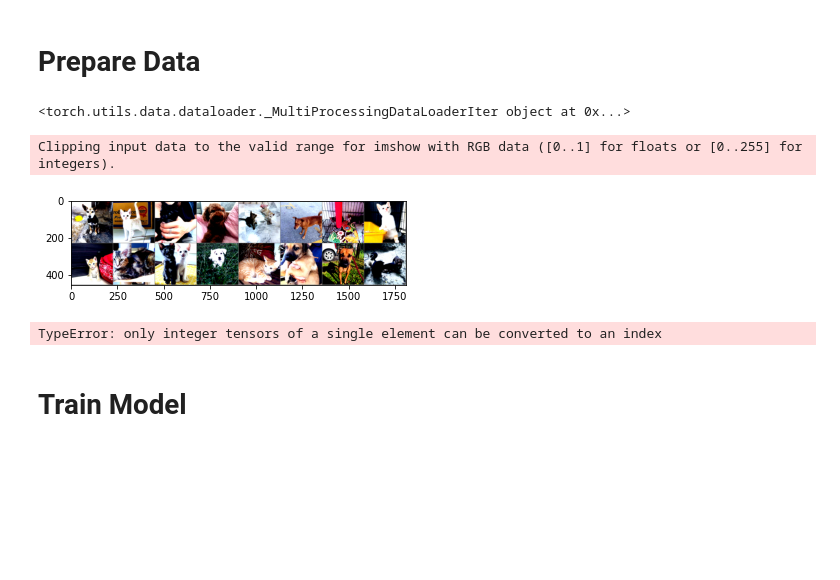
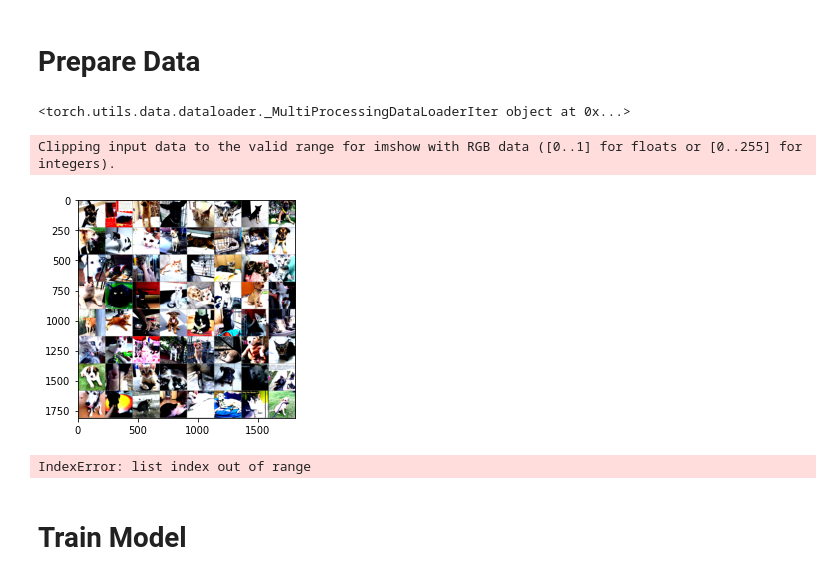
Before and after one commit to elandg/pawpularity, a Jupyter notebook: pawpularity.ipynb, the cells around one changed output. Cells and saved outputs as stored; diff of their text form; code cells hidden in the pictures; blank space fills up the shorter version.

Commit message:
gradient not propagating and images not showing

```diff
--- a/pawpularity.ipynb
+++ b/pawpularity.ipynb
@@ -101,6 +104,7 @@ class PawpularityDataset(Dataset):
         # print(self.df)
         self.root_dir = root_dir
         self.transform = transform
+        self.num_classes = self.df.Pawpularity.nunique()
 
     def __len__(self):
             return len(self.df)
@@ -143,7 +147,7 @@ class PawpularityDataset(Dataset):
         return img_sizes
 
 # Parameters for "Data Analysis"
-csv_file = os.path.join(ROOT_DIR, 'train_binned_10.csv')
+csv_file = os.path.join(ROOT_DIR, 'train_10_bins.csv')
 images = os.path.join(ROOT_DIR, 'train')
 # transform = transforms.Compose([
 #         transforms.ToTensor(),
@@ -282,9 +274,9 @@ def set_parameter_requires_grad(model, freeze_backbone):
 class MetaNet(nn.Module):
     def __init__(self, backbone, num_classes):
         super(MetaNet, self).__init__()
-        self.name = 'metanet'
+        self.name = backbone.name + '_meta'
         self.backbone = backbone
-        self.fc1 = nn.Linear(num_classes + 12, 1)
+        self.fc1 = nn.Linear(num_classes + 12, 1) # 12 values from metadata
 
     def forward(self, image, data):
         if self.backbone.name == 'inception':
@@ -297,17 +289,17 @@ class MetaNet(nn.Module):
         x = self.fc1(x)
         return x
 
-def initialize_model(model_name, metadata=False, freeze_backbone=False, pretrained_weights=None):
+def initialize_model(model_name, num_classes, use_metadata=False, freeze_backbone=False, pretrained_weights=None):
         # Initialize these variables which will be set in this if statement. Each of these
         # variables is model specific.
         model_ft = None
         transform = None
         input_size = 0
 
-        if metadata:
-            num_classes = 10 # hyperparameter
-        else:
-            num_classes = 1
+        # if metadata:
+        #     num_classes = 10 # hyperparameter
+        # else:
+        #     num_classes = 1
 
         if model_name == "resnet":
             """ Resnet18
@@ -416,8 +408,8 @@ def initialize_model(model_name, metadata=False, freeze_backbone=False, pretrain
         #     print(model_ft, file=f);
 
         model_ft.name = model_name
-        if metadata:
-            net = MetaNet(model_ft, num_classes)
+        if use_metadata:
+            model_ft = MetaNet(model_ft, num_classes)
 
         # Can pass in pretrained model weights and transforms or start fresh with only model architecture
         if pretrained_weights is not None:
@@ -439,7 +431,7 @@ def initialize_model(model_name, metadata=False, freeze_backbone=False, pretrain
                             )
                         ])
 
-        return net, input_size, transform
+        return model_ft, input_size, transform
 
 model_dicts = [
     {'name': 'resnet', 'model': models.resnet50, 'weights': ResNet50_Weights.IMAGENET1K_V2},
@@ -455,11 +447,14 @@ model_dicts = [
 
 model_dict = model_dicts[0]
 model_name = model_dict['name']
+num_classes = 1
+# num_classes = dataset.num_classes
 # pretrained_weights = None
 pretrained_weights = model_dict['weights']
+use_metadata = True
 
 # Initialize the model for this run
-net, img_size, transform = initialize_model(model_name, metadata=True, freeze_backbone=True, pretrained_weights=pretrained_weights)
+net, img_size, transform = initialize_model(model_name, num_classes, use_metadata=use_metadata, freeze_backbone=True, pretrained_weights=pretrained_weights)
 IMG_SIZE = (img_size, img_size)
 
 # Print the model we just instantiated
@@ -549,7 +549,7 @@ optimizer = optim.Adam(filter(lambda p: p.requires_grad, net.parameters()), lr=0
 
 opt_num_workers = 4
 
-batch_size = 16
+batch_size = 64
 
 dataset = PawpularityDataset(csv_file, images, transform=transform)
 
@@ -567,37 +567,39 @@ te_loader = torch.utils.data.DataLoader(testset, batch_size=batch_size,
 # %%
 # function to show an image - seems like images are not restored properly
 def imshow(img):
     # print(img.size()) # 8 x 4 grid casuses shape of 1810 x 906
     img = img / 2 + 0.5         # unnormalize
     npimg = img.numpy()
     plt.imshow(np.transpose(npimg, (1, 2, 0)))
     # print(img.size())
     # stds = [0.2681, 0.2639, 0.2659]
     # means = [0.5188, 0.4840, 0.4462]
     # img = np.dstack((img[i] * stds[i] + means[i] for i in range(3)))
     # img = img * [0.2681, 0.2639, 0.2659] + [0.5188, 0.4840, 0.4462]
     plt.show()
 
 
 # get some random training images
 dataiter = iter(te_loader)
 print(dataiter)
 # Keeps breaking after training?
 batch = dataiter.next()
 # print(batch['image'].size())
 
 # show images
 imshow(torchvision.utils.make_grid(batch['image']))
-classes = [i for i in range(10)]
+classes = [i for i in range(num_classes)]
 # print(classes)
 
 # print labels
-print(' '.join('%3s' % classes[batch['score'][j]] for j in range(batch_size))) # Use classes[...] to remove tensor notation
+# print(batch['score'][0])
+# print(classes)
+print(' '.join('%3s' % classes[int(batch['score'][j].item())] for j in range(batch_size))) # Use classes[...] to remove tensor notation
 # %% [output]
 <torch.utils.data.dataloader._MultiProcessingDataLoaderIter object at 0x...>
 Clipping input data to the valid range for imshow with RGB data ([0..1] for floats or [0..255] for integers).
-[figure, old version]
+[figure, new version]
-TypeError: only integer tensors of a single element can be converted to an index
+IndexError: list index out of range
 # %% [markdown]
 # Train Model
 # %%
```
Also changed, not shown: parts of 9 cells of this notebook, 1 other file.
